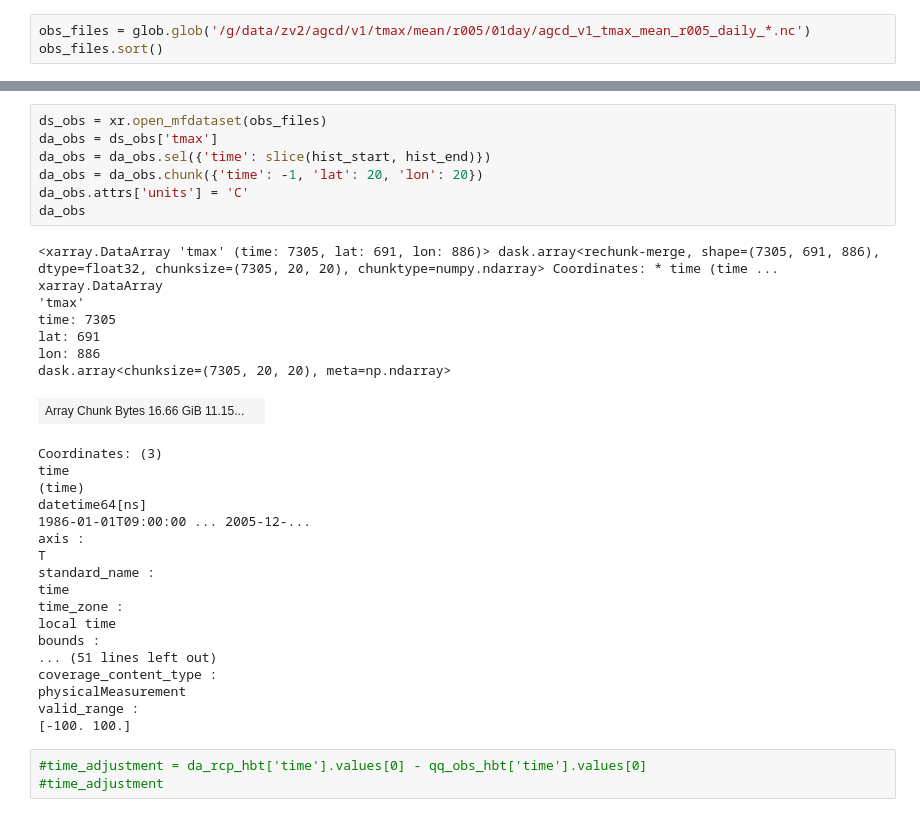
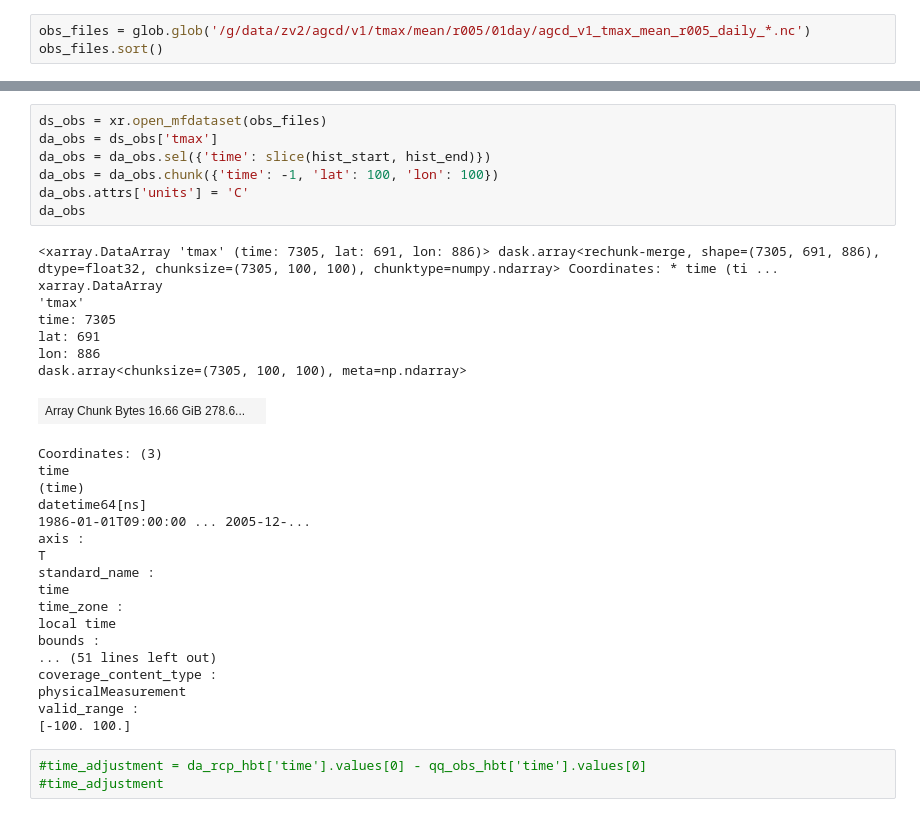
Before and after one commit to AusClimateService/qqscale, a Jupyter notebook: xclim2.ipynb, the cells around one changed output, grey strips where cells are left out. Drawn from its saved outputs; the diff is of its cells as text.

```diff
--- a/xclim2.ipynb
+++ b/xclim2.ipynb
@@ -52,19 +52,19 @@ obs_files
 # %%
 ds_obs = xr.open_mfdataset(obs_files)
 da_obs = ds_obs['tmax']
 da_obs = da_obs.sel({'time': slice(hist_start, hist_end)})
-da_obs = da_obs.chunk({'time': -1, 'lat': 20, 'lon': 20})
+da_obs = da_obs.chunk({'time': -1, 'lat': 100, 'lon': 100})
 da_obs.attrs['units'] = 'C'
 da_obs
 # %% [output]
-<xarray.DataArray 'tmax' (time: 7305, lat: 691, lon: 886)> dask.array<rechunk-merge, shape=(7305, 691, 886), dtype=float32, chunksize=(7305, 20, 20), chunktype=numpy.ndarray> Coordinates: * time (time ...
+<xarray.DataArray 'tmax' (time: 7305, lat: 691, lon: 886)> dask.array<rechunk-merge, shape=(7305, 691, 886), dtype=float32, chunksize=(7305, 100, 100), chunktype=numpy.ndarray> Coordinates: * time (ti ...
 xarray.DataArray
 'tmax'
 time: 7305
 lat: 691
 lon: 886
-dask.array<chunksize=(7305, 20, 20), meta=np.ndarray>
+dask.array<chunksize=(7305, 100, 100), meta=np.ndarray>
-| Array Chunk Bytes 16.66 GiB 11.15... |  |
+| Array Chunk Bytes 16.66 GiB 278.6... |  |
 Coordinates: (3)
 time
 (time)
```
Also changed, not shown: parts of 15 cells of this notebook.
